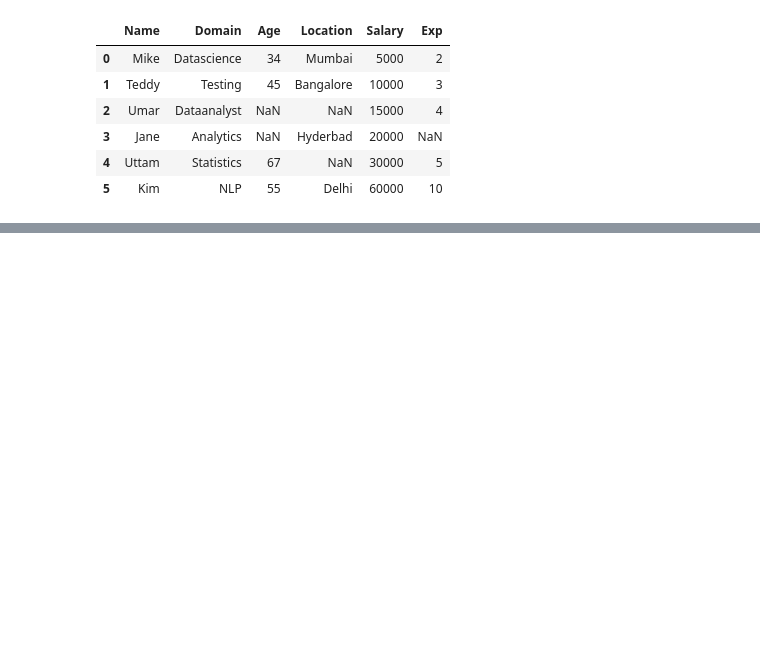
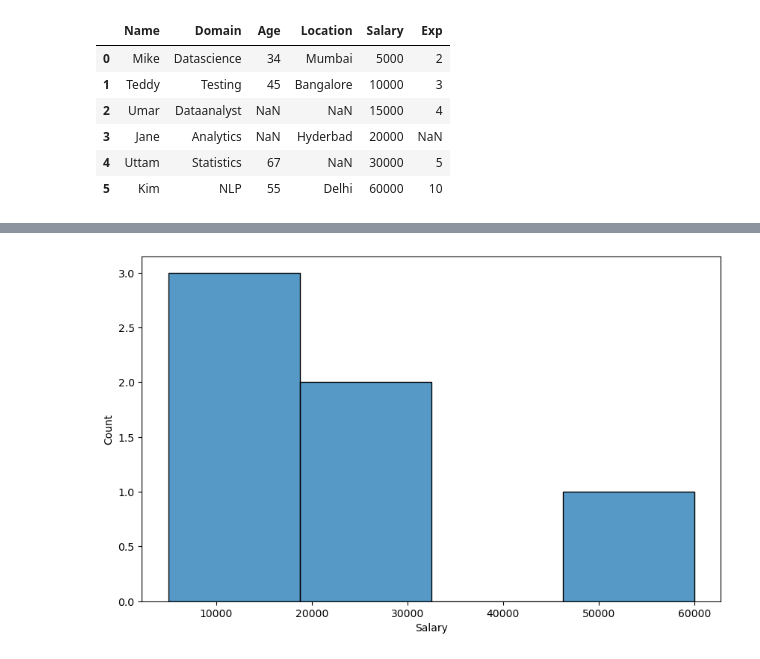
Before and after one commit to pmkmohan/EDA-and-Descriptive-STATs, a Jupyter notebook: EDA_studentpractice.ipynb, the cells around one changed output, grey strips where cells are left out. Cells and saved outputs as stored; diff of their text form; code cells hidden in the pictures; blank space fills up the shorter version.

```diff
--- a/EDA_studentpractice.ipynb
+++ b/EDA_studentpractice.ipynb
@@ -485,0 +444,4 @@ emp
+# %%
+vis3 = sns.histplot(clean_data['Salary'])
+# %% [output]
+[figure, added]
```
Also changed, not shown: parts of 69 cells of this notebook.
